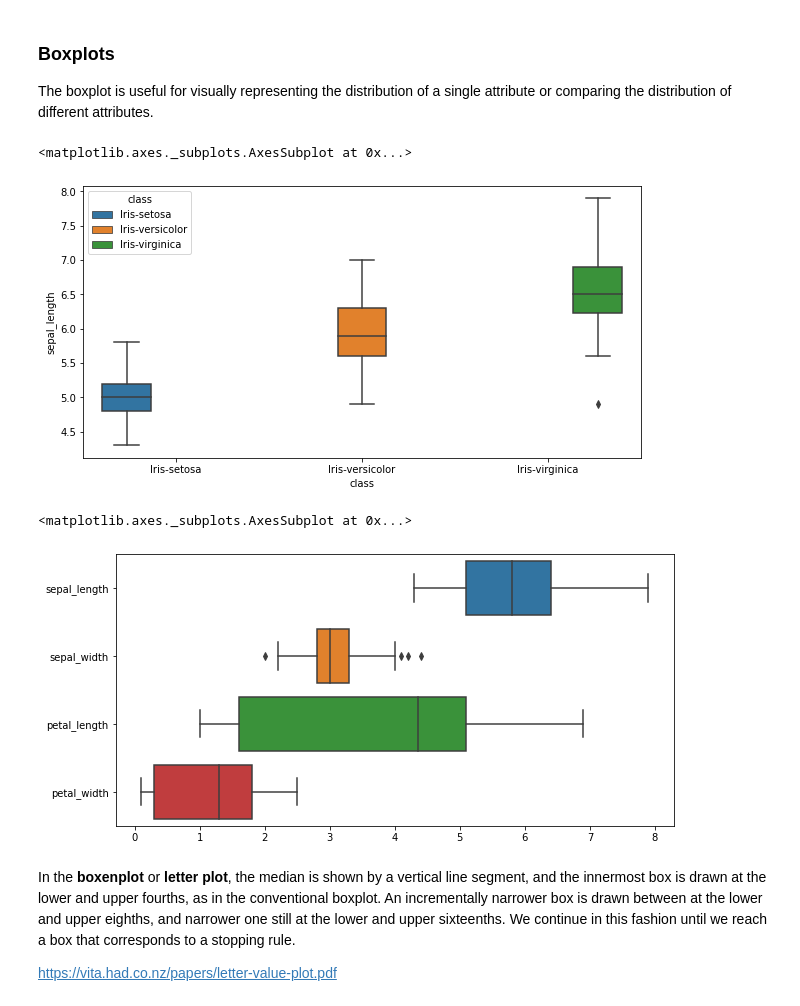
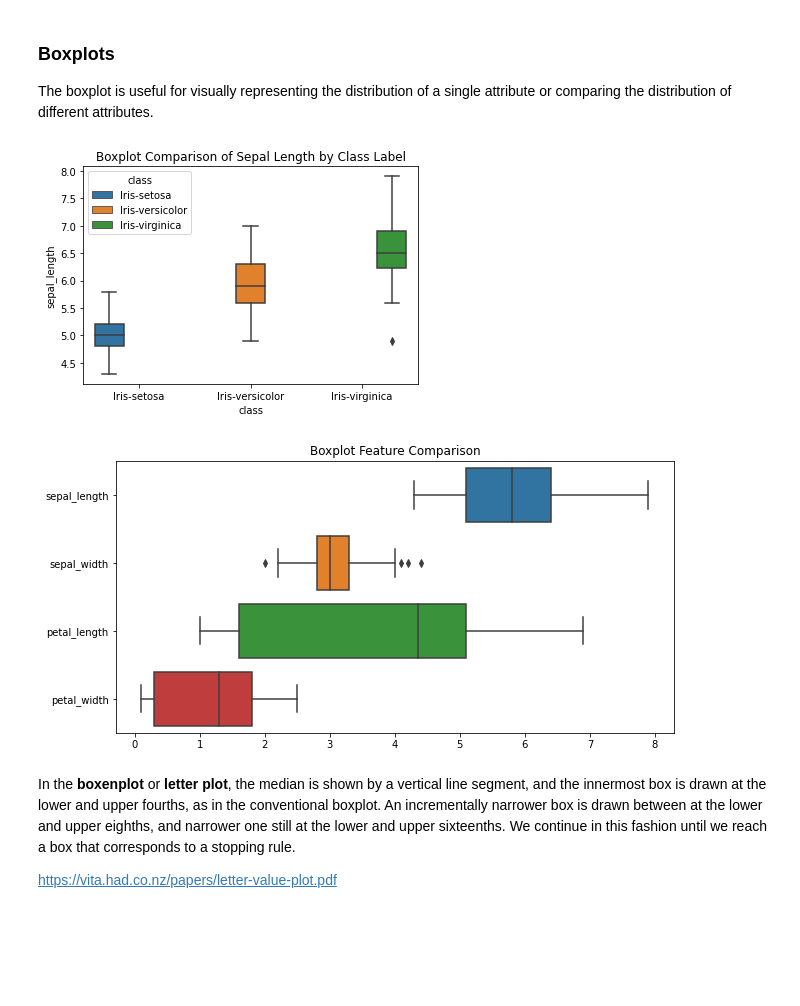
Before and after one commit to insight2action/OSU-DataMining, a Jupyter notebook: 1a_Exploratory_Data_analysis.ipynb, the cells around one changed output. Cells and saved outputs as stored; diff of their text form; code cells hidden in the pictures; blank space fills up the shorter version.

```diff
--- a/1a_Exploratory_Data_analysis.ipynb
+++ b/1a_Exploratory_Data_analysis.ipynb
@@ -442,17 +453,19 @@ iris.corr()
 
 The boxplot is useful for visually representing the distribution of a single attribute or comparing the distribution of different attributes.
 # %%
-plt.figure(figsize=(10,5))
+plt.figure(figsize=(6,4))
 sns.boxplot(y=iris['sepal_length'], x = iris['class'], hue = iris['class'])
+plt.title("Boxplot Comparison of Sepal Length by Class Label")
+plt.show()
 # %% [output]
-<matplotlib.axes._subplots.AxesSubplot at 0x...>
-[figure, old version]
+[figure, new version]
 # %%
 plt.figure(figsize=(10,5))
 sns.boxplot(data=iris, orient="h")
+plt.title("Boxplot Feature Comparison")
+plt.show()
 # %% [output]
-<matplotlib.axes._subplots.AxesSubplot at 0x...>
-[figure, old version]
+[figure, new version]
 # %% [markdown]
 In the **boxenplot** or **letter plot**, the median is shown by a vertical line segment, and the innermost box is drawn at the lower and upper fourths, as in the conventional boxplot. An incrementally narrower box is drawn between at the lower and upper eighths, and narrower one still at the lower and upper sixteenths. We continue in this fashion until we reach a box that corresponds to a stopping rule.
 
```
Also changed, not shown: parts of 40 cells of this notebook.
